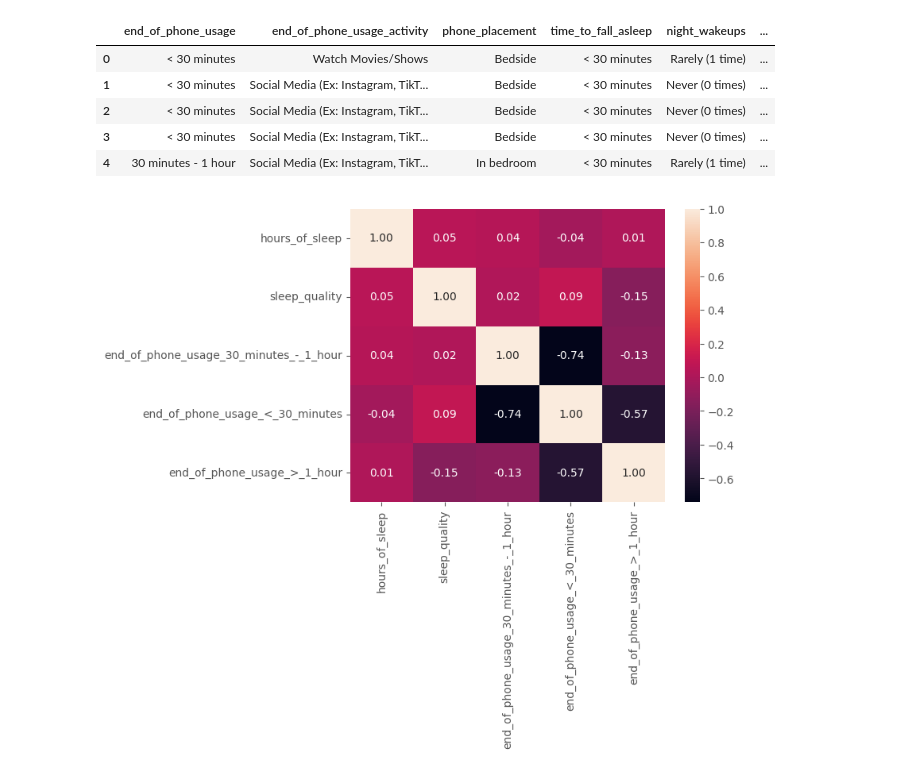
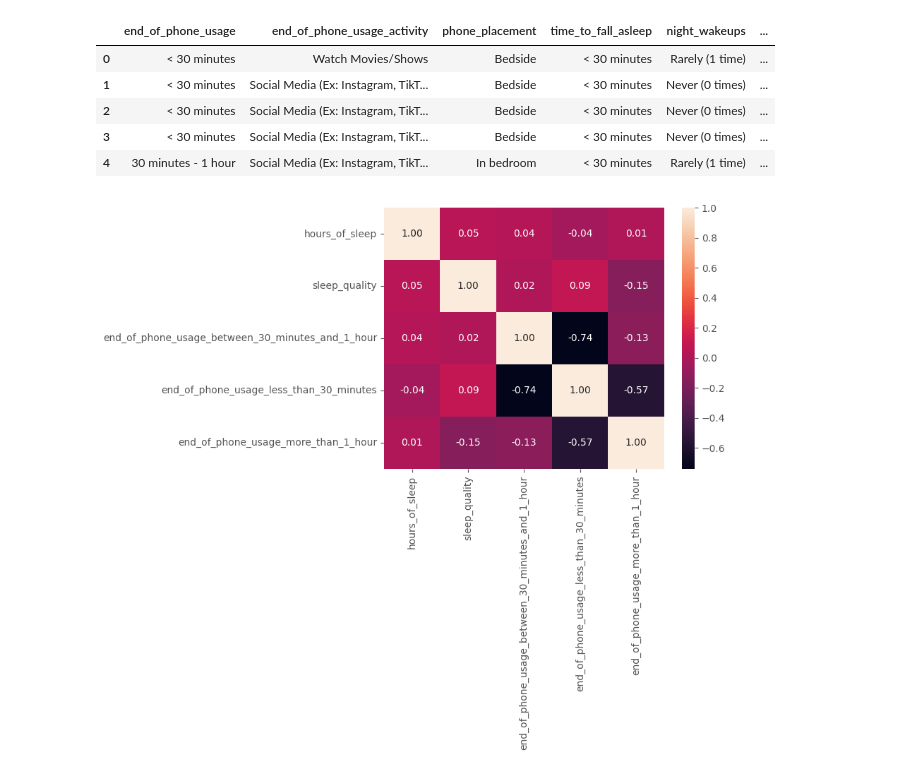
Before and after one commit to NathanGrenier/ENGR-371, a Jupyter notebook: analysis.ipynb, the cells around one changed output. Cells and saved outputs as stored; diff of their text form; code cells hidden in the pictures.

Commit message:
cleaned up the names of the df_encoded columns

```diff
--- a/analysis.ipynb
+++ b/analysis.ipynb
@@ -83,19 +83,36 @@ df_encoded = df_encoded.drop(columns=["sleep_environment"], axis=1)
 
 # replace spaces with underscores and make lowercase
 df_encoded.columns = df_encoded.columns.str.replace(" ", "_").str.lower()
+
+# Rename Columns
+df_encoded = df_encoded.rename(
+  columns={
+    "end_of_phone_usage_30_minutes_-_1_hour": "end_of_phone_usage_between_30_minutes_and_1_hour",
+    "end_of_phone_usage_<_30_minutes": "end_of_phone_usage_less_than_30_minutes",
+    "end_of_phone_usage_>_1_hour": "end_of_phone_usage_more_than_1_hour",
+    "end_of_phone_usage_activity_browsing_social_media_(ex:_instagram,_tiktok...)": "end_of_phone_usage_activity_browsing_social_media",
+    "time_to_fall_asleep_30_minutes_-_1_hour": "time_to_fall_asleep_between_30_minutes_and_1_hour",
+    "time_to_fall_asleep_<_30_minutes": "time_to_fall_asleep_less_than_30_minutes",
+    "time_to_fall_asleep_>_1_hour": "time_to_fall_asleep_more_than_1_hour",
+    "night_wakeups_never_(0_times)": "night_wakeups_never_(0)",
+    "night_wakeups_rarely_(1_time)": "night_wakeups_rarely_(1)",
+    "night_wakeups_sometimes_(2-3_times)": "night_wakeups_sometimes_(2-3)",
+    "exercise_frequency_i_don't_exercise": "exercise_frequency_never",
+  }
+)
 # %%
 # Heatmap of correlations between hours of sleep, sleep quality, and phone usage before bed
 df_encoded.columns
 df_corr = df_encoded[
   [
     "hours_of_sleep",
     "sleep_quality",
-    "end_of_phone_usage_30_minutes_-_1_hour",
-    "end_of_phone_usage_<_30_minutes",
-    "end_of_phone_usage_>_1_hour",
+    "end_of_phone_usage_between_30_minutes_and_1_hour",
+    "end_of_phone_usage_less_than_30_minutes",
+    "end_of_phone_usage_more_than_1_hour",
   ]
 ].corr()
 
 heatmap = sns.heatmap(df_corr, annot=True, fmt=".2f")
 # %% [output]
-[figure, old version]
+[figure, new version]
```
